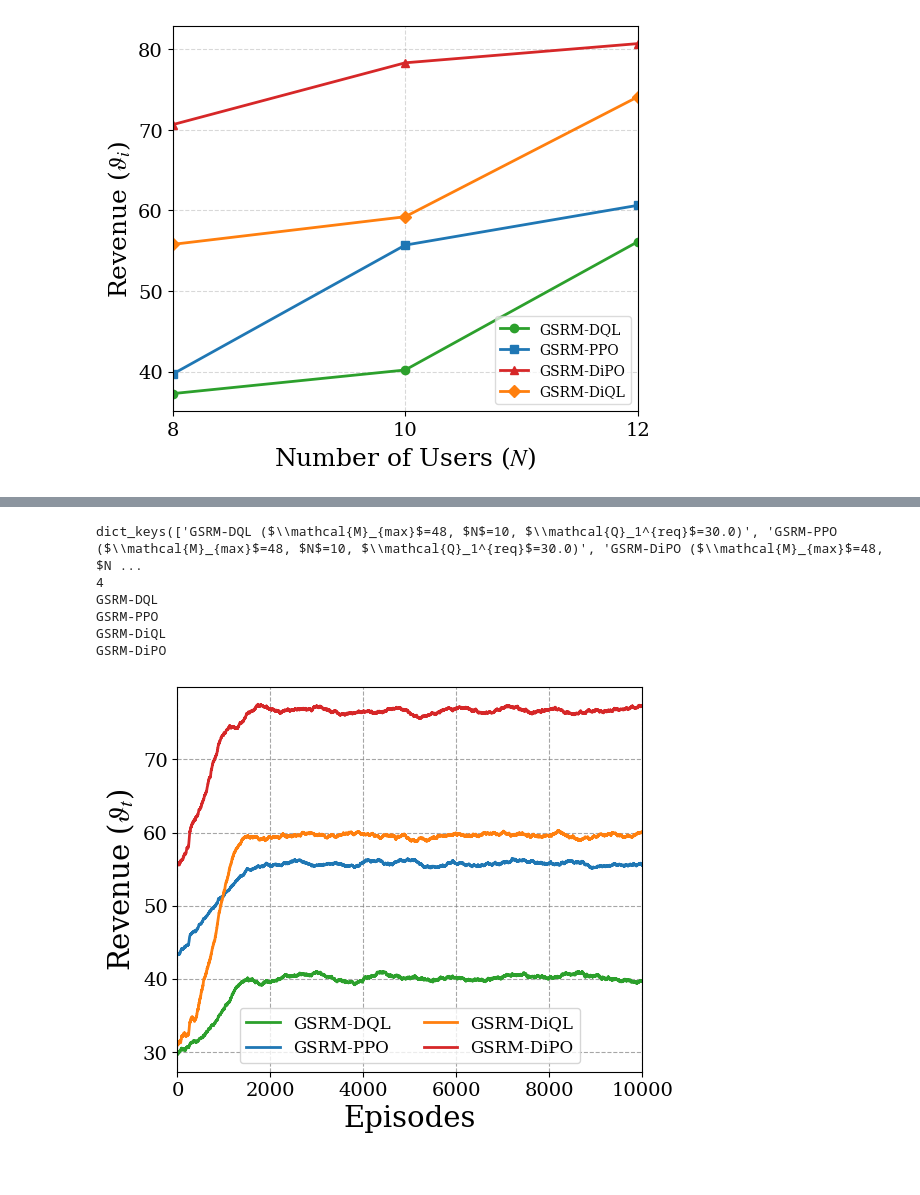
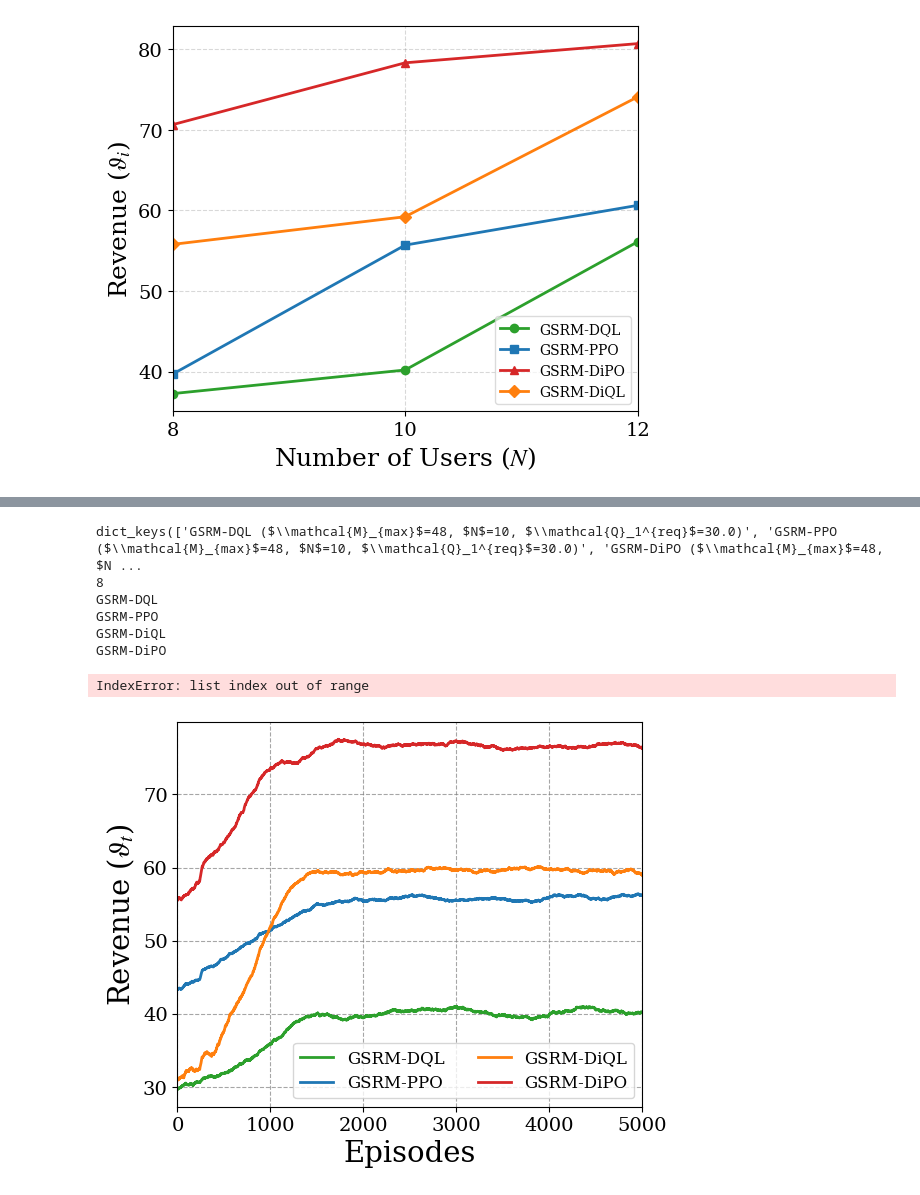
Before and after one commit to qkhanh711/DRL-Memory-Maximize-Problem, a Jupyter notebook: experiment_plot/exp7.ipynb, the cells around one changed output, grey strips where cells are left out. Saved outputs shown, nothing was run; the diff lists cells and outputs as text; code cells hidden in the pictures.

```diff
--- a/experiment_plot/exp7.ipynb
+++ b/experiment_plot/exp7.ipynb
@@ -436,34 +563,35 @@ for i, (k,v) in enumerate(data_mmax.items()):
     print(new_keys[i])
     if new_keys[i].startswith('GSRM-DiPO'):
         v['revenue'] = [v + 17 for v in v['revenue']]
     if new_keys[i].startswith('GSRM-DiQL'):
         v['revenue'] = [v - 10 for v in v['revenue']]
     ramp = np.linspace(12, 0, 1500)
     v['revenue'][:1500] = [
         r - ramp[i] for i, r in enumerate(v['revenue'][:1500])
     ]
 
 
     plt.plot(
         v['episodes'][:10000],
         v['revenue'][:10000],
         label=new_keys[i],
         color=colors[i],
     )
 
     plt.legend(
-        loc='lower center',
+        loc='lower right',
         ncol=2,              # hoặc 4
         framealpha=0.8
     )
     plt.xlabel('Episodes', fontsize=21)
     plt.ylabel(r'Revenue ($\vartheta_t$)', fontsize=21)
-    plt.xlim(0, 10000)
+    plt.xlim(0, 5000)
 # %% [output]
 dict_keys(['GSRM-DQL ($\\mathcal{M}_{max}$=48, $N$=10, $\\mathcal{Q}_1^{req}$=30.0)', 'GSRM-PPO ($\\mathcal{M}_{max}$=48, $N$=10, $\\mathcal{Q}_1^{req}$=30.0)', 'GSRM-DiPO ($\\mathcal{M}_{max}$=48, $N ...
-4
+8
 GSRM-DQL
 GSRM-PPO
 GSRM-DiQL
 GSRM-DiPO
+IndexError: list index out of range
-[figure, old version]
+[figure, new version]
```
Also changed, not shown: parts of 3 cells of this notebook, 15 other files.
